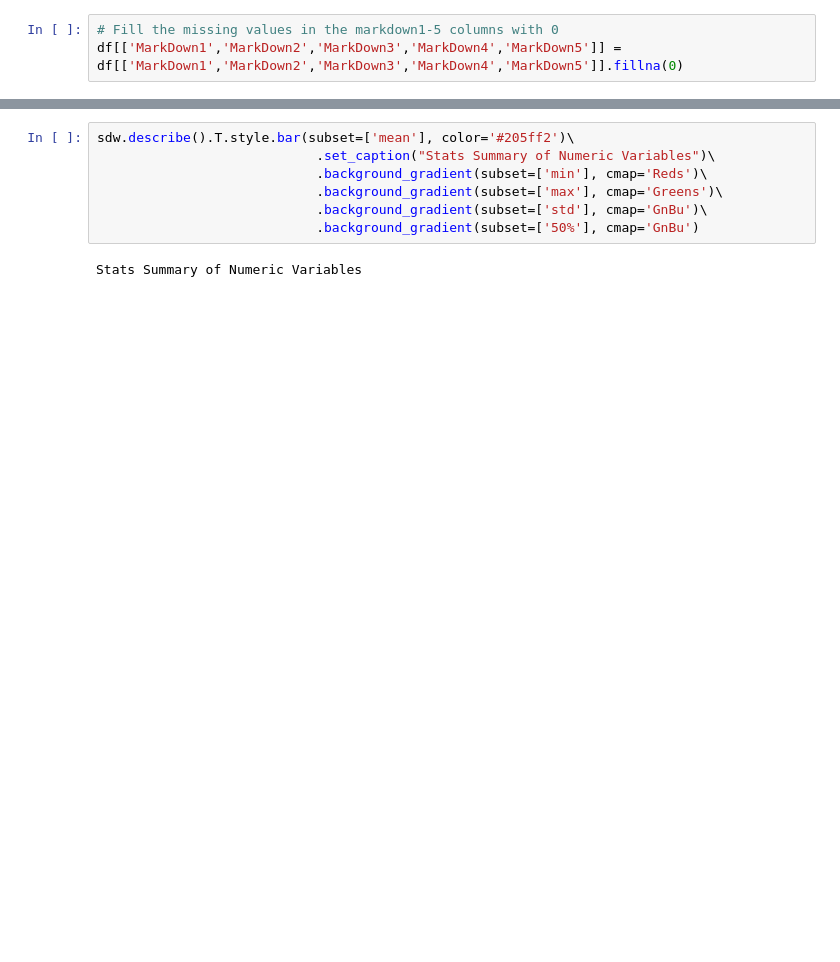
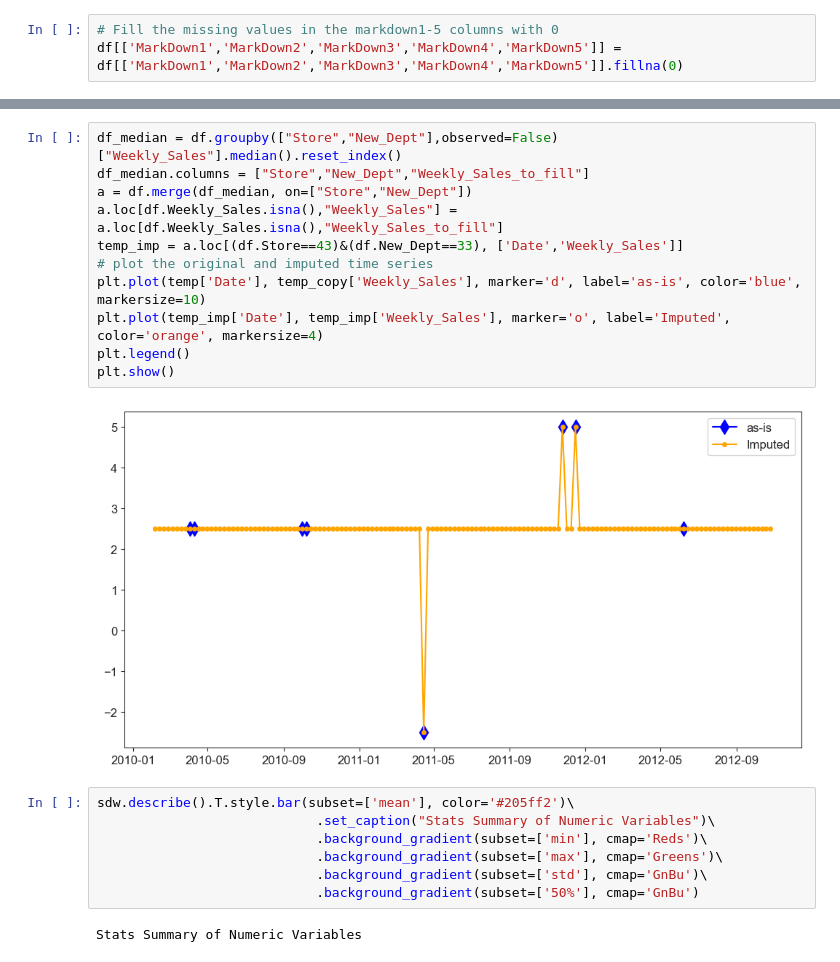
Before and after one commit to Dr-Spicy/WalmartForecast, a Jupyter notebook: Notebook.ipynb, the cells around one changed output, grey strips where cells are left out. Cells and saved outputs as stored; diff of their text form; blank space fills up the shorter version.

```diff
--- a/Notebook.ipynb
+++ b/Notebook.ipynb
@@ -720,3 +717,16 @@ Name: Weekly_Sales, dtype: float64
+# %%
+df_median = df.groupby(["Store","New_Dept"],observed=False)["Weekly_Sales"].median().reset_index()
+df_median.columns = ["Store","New_Dept","Weekly_Sales_to_fill"]
+a = df.merge(df_median, on=["Store","New_Dept"])
+a.loc[df.Weekly_Sales.isna(),"Weekly_Sales"] = a.loc[df.Weekly_Sales.isna(),"Weekly_Sales_to_fill"]
+temp_imp = a.loc[(df.Store==43)&(df.New_Dept==33), ['Date','Weekly_Sales']]
+# plot the original and imputed time series
+plt.plot(temp['Date'], temp_copy['Weekly_Sales'], marker='d', label='as-is', color='blue', markersize=10)
+plt.plot(temp_imp['Date'], temp_imp['Weekly_Sales'], marker='o', label='Imputed', color='orange', markersize=4)
+plt.legend()
+plt.show()
+# %% [output]
+[figure, added]
 # %%
 sdw.describe().T.style.bar(subset=['mean'], color='#205ff2')\
                             .set_caption("Stats Summary of Numeric Variables")\
```
Also changed, not shown: parts of 14 cells of this notebook.
